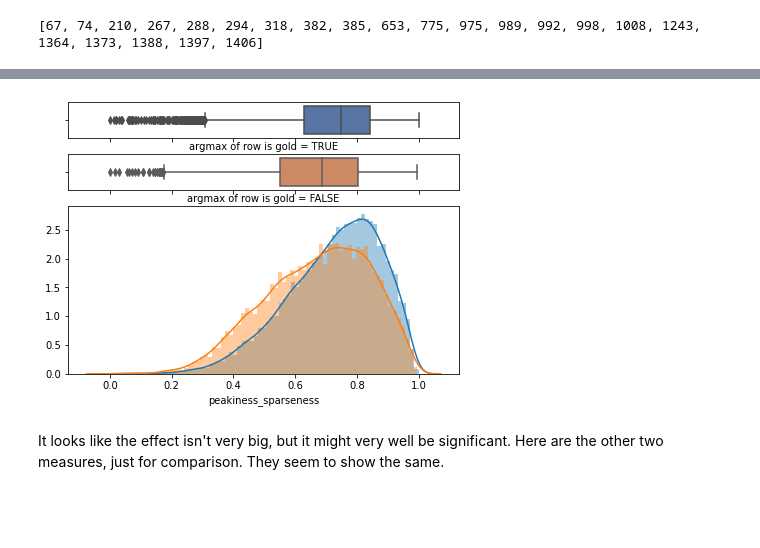
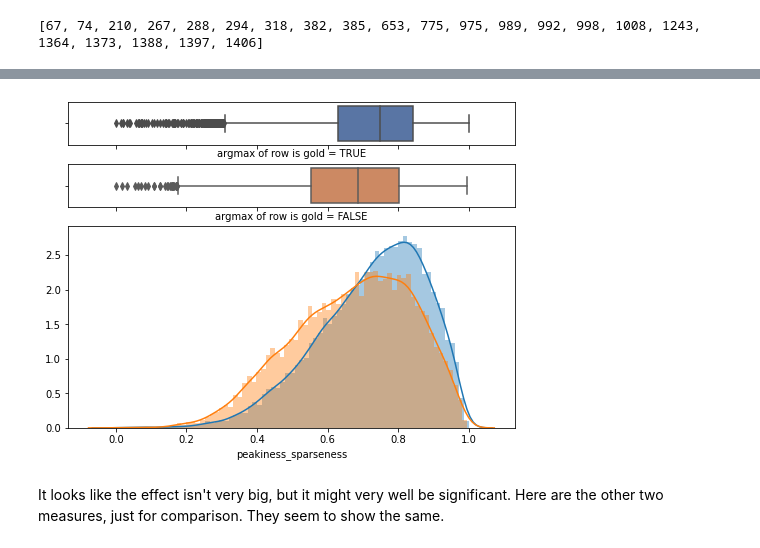
Before and after one commit to postylem/pmi-dependencies, a Jupyter notebook: peakiness.ipynb, the cells around one changed output, grey strips where cells are left out. Drawn from its saved outputs; the diff is of its cells as text; code cells hidden in the pictures; blank space fills up the shorter version.

Commit message:
peakiness update

```diff
--- a/peakiness.ipynb
+++ b/peakiness.ipynb
@@ -201,7 +201,7 @@ plt.show()
 # %% [markdown]
 The for vectors in the middle range, 'entropy_abs' measure is generally a bit lower than 'sparseness', but they're probably going to be similar, pracically.
 # %%
-# some examples
+# some short examples
 RESULTS_DIR = "results-clean/bert-base-cased_pad30_2020-07-27-14-01/"
 matrices_npz = np.load(os.path.join(RESULTS_DIR, 'pmi_matrices.npz'))
 logliks_npz = np.load(os.path.join(RESULTS_DIR, 'pseudo_logliks.npz'))
@@ -222,7 +222,7 @@ for sentence, matrix in matrices_npz.items():
             print(f'\t{peakiness_sparseness(row):.6f}\t{peakiness_entropy(row, absolute=True):.6f}\t{sent[i+1]}')
         print()
         count+=1
-        if count > 3:
+        if count > 2:
             break
 # %% [output]
 sentence 66
@@ -416,6 +416,7 @@ def compare_peakiness_accuracy(observations, wordpair):
                 data['peakiness_supersparseness'] = peakiness_supersparseness(pmi_row)
                 data['peakiness_entropyabs'] = peakiness_entropy(pmi_row, absolute=True)
                 data['max_is_gold'] = max_is_gold(pmi_row,gold_row)
+                data['pmi_row'] = pmi_row
                 data_list.append(data)
     return data_list
 
@@ -453,8 +467,5 @@ for index in skipped_sentence_indices:
 # %%
-df = pd.DataFrame(
-    peakiness_scores[["peakiness_entropyabs","peakiness_sparseness","peakiness_supersparseness",
-                      "max_is_gold"]])
-
+df = peakiness_scores
 def plot_peakiness_accuracy(sparseness_measure,figsize=(7, 5)):
     f, (ax_box1, ax_box2, ax_hist) = plt.subplots(3, sharex=True,
                                                  gridspec_kw={"height_ratios": (.15,.15,.7)},
@@ -473,9 +484,9 @@ def plot_peakiness_accuracy(sparseness_measure,figsize=(7, 5)):
     ax_box2.set(xlabel='argmax of row is gold = FALSE')
     plt.show()
 # %%
-plot_peakiness_accuracy("peakiness_sparseness")
+plot_peakiness_accuracy("peakiness_sparseness", figsize=(8, 6))
 # %% [output]
-[figure, old version]
+[figure, new version]
 # %% [markdown]
 It looks like the effect isn't very big, but it might very well be significant.  Here are the other two measures, just for comparison. They seem to show the same.
 # %%
```
Also changed, not shown: parts of 18 cells of this notebook, 1 other file.
